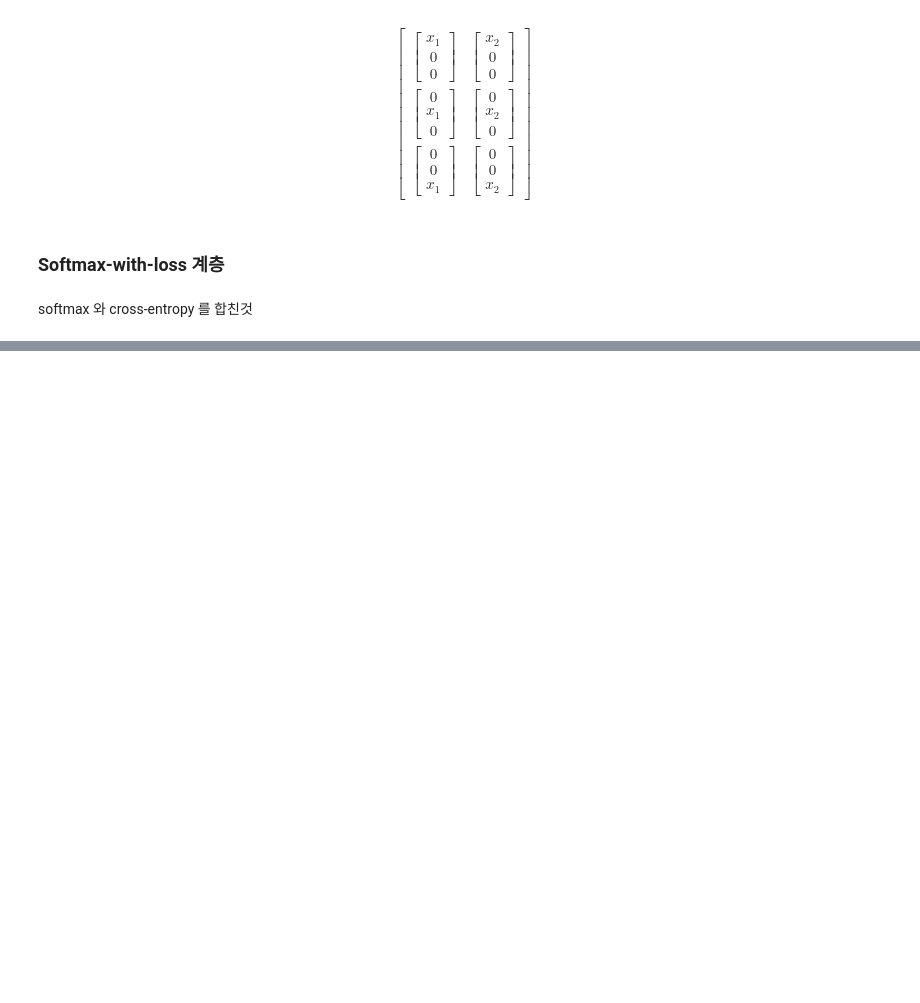
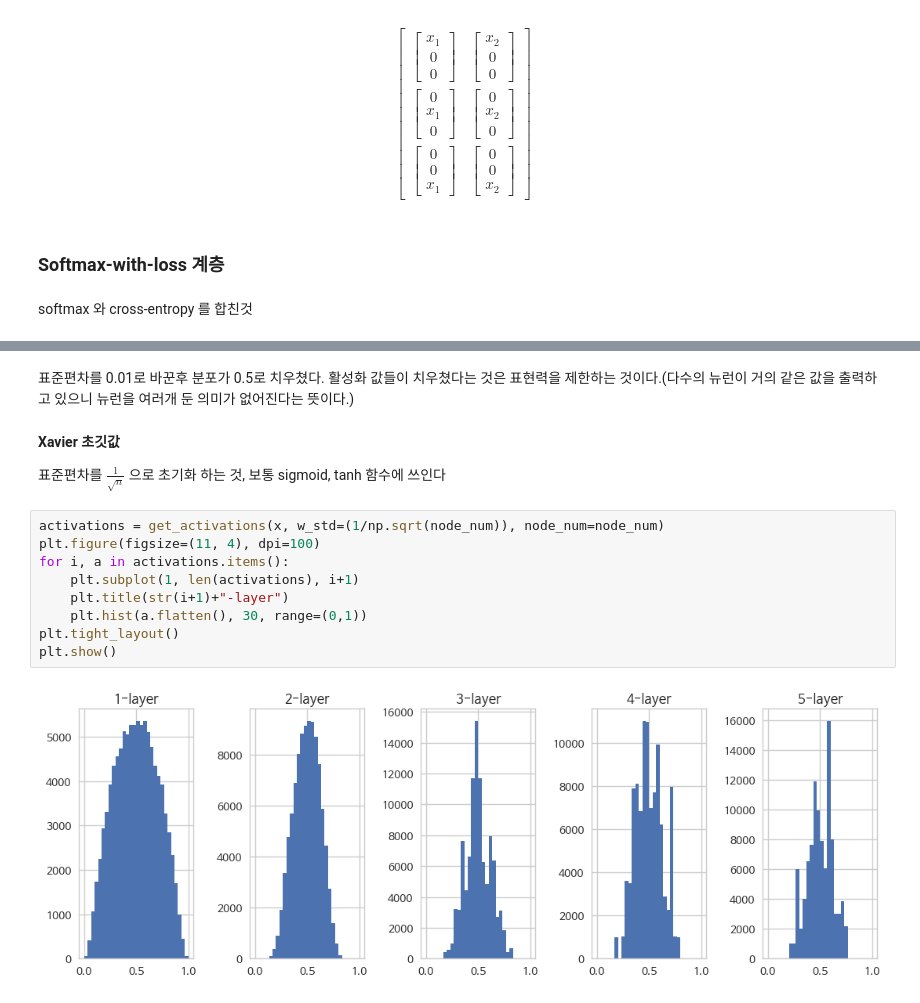
Before and after one commit to simonjisu/ML, a Jupyter notebook: NeuralNetwork/NN2.ipynb, the cells around one changed output, grey strips where cells are left out. Saved outputs shown, nothing was run; the diff lists cells and outputs as text; blank space fills up the shorter version.

```diff
--- a/NeuralNetwork/NN2.ipynb
+++ b/NeuralNetwork/NN2.ipynb
@@ -245,0 +390,17 @@ softmax 와 cross-entropy 를 합친것
+# %% [markdown]
+표준편차를 0.01로 바꾼후 분포가 0.5로 치우쳤다. 활성화 값들이 치우쳤다는 것은 표현력을 제한하는 것이다.(다수의 뉴런이 거의 같은 값을 출력하고 있으니 뉴런을 여러개 둔 의미가 없어진다는 뜻이다.)
+# %% [markdown]
+**Xavier 초깃값**
+
+표준편차를 $\frac{1}{\sqrt{n}}$ 으로 초기화 하는 것, 보통 sigmoid, tanh 함수에 쓰인다
+# %%
+activations = get_activations(x, w_std=(1/np.sqrt(node_num)), node_num=node_num)
+plt.figure(figsize=(11, 4), dpi=100)
+for i, a in activations.items():
+    plt.subplot(1, len(activations), i+1)
+    plt.title(str(i+1)+"-layer")
+    plt.hist(a.flatten(), 30, range=(0,1))
+plt.tight_layout()
+plt.show()
+# %% [output]
+[figure, added]
```
Also changed, not shown: parts of 24 cells of this notebook, 6 other files.
